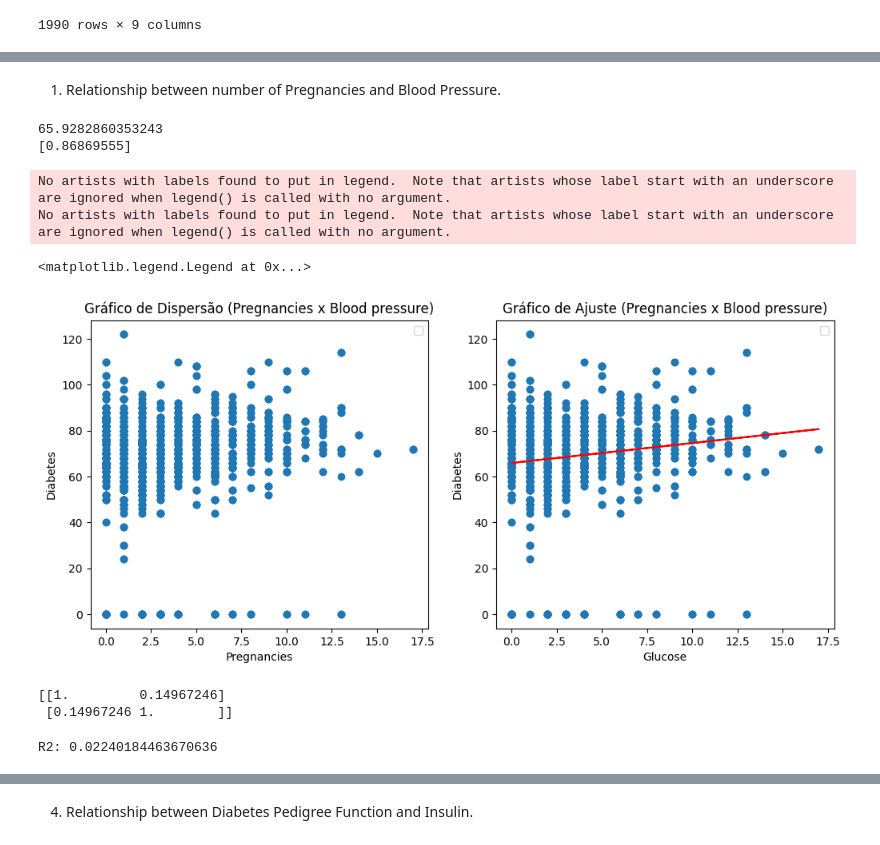
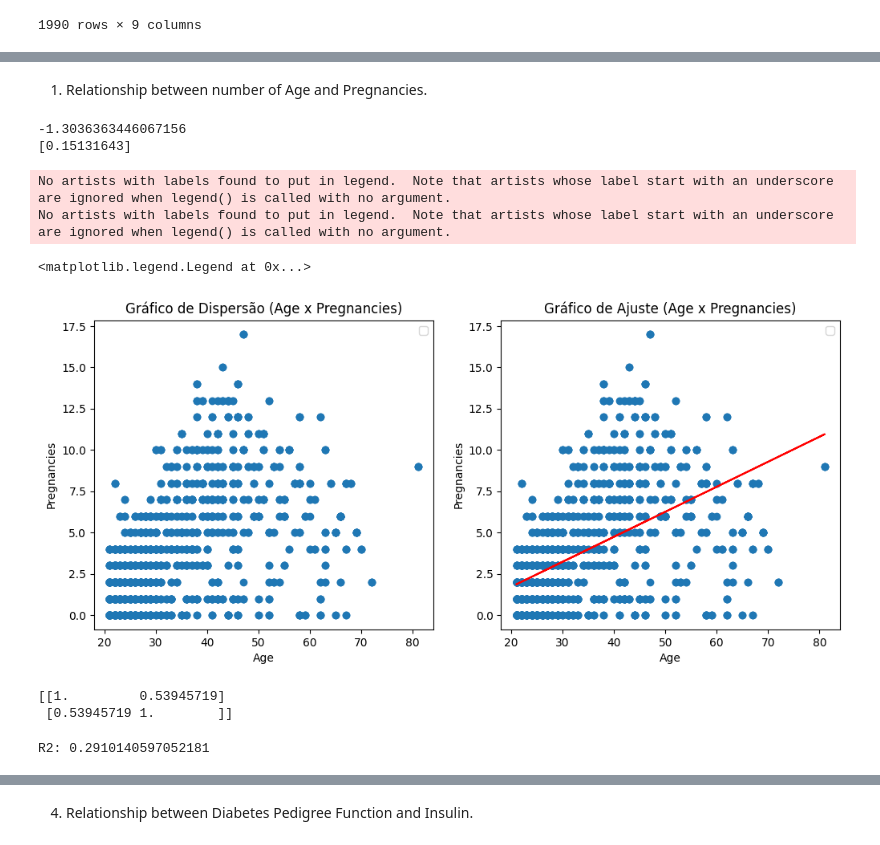
Before and after one commit to AnaBeatrizTavaresMalheiro/Data-analytics, a Jupyter notebook: linear_regression.ipynb, the cells around one changed output, grey strips where cells are left out. Drawn from its saved outputs; the diff is of its cells as text; code cells hidden in the pictures.

```diff
--- a/linear_regression.ipynb
+++ b/linear_regression.ipynb
@@ -30,11 +39,11 @@ Número de linhas e colunas: (2000, 9)
 # %% [markdown]
-1) Relationship between number of Pregnancies and Blood Pressure.
+1) Relationship between number of Age and Pregnancies.
 # %%
 #Gráfico de dispersão
 #Reta com ajustada
 data = df.to_numpy()
-x = data[:,0] #Pregnancies
-y = data[:,2] #Blood pressure
+x = data[:,7] #Age
+y = data[:,0] #Pregnancies
 X = np.array(x).reshape(-1, 1)
 Y = np.array(y)
 
@@ -43,40 +52,40 @@ modelo = LinearRegression().fit(X, Y)
 print(modelo.intercept_)
 print (modelo.coef_)
 # %% [output]
-65.9282860353243
-[0.86869555]
+-1.3036363446067156
+[0.15131643]
 # %%
 fig, axs = plt.subplots(1, 2, figsize=(12, 5))
 
 axs[0].scatter(X, Y)
-axs[0].set_title('Gráfico de Dispersão (Pregnancies x Blood pressure)')
-axs[0].set_xlabel("Pregnancies")
-axs[0].set_ylabel("Diabetes")
+axs[0].set_title('Gráfico de Dispersão (Age x Pregnancies)')
+axs[0].set_xlabel("Age")
+axs[0].set_ylabel("Pregnancies")
 axs[0].legend()
 
 axs[1].scatter(X, Y)
 axs[1].plot(X, modelo.predict(X), color = 'red')
-axs[1].set_title('Gráfico de Ajuste (Pregnancies x Blood pressure)')
-axs[1].set_xlabel("Glucose")
-axs[1].set_ylabel("Diabetes")
+axs[1].set_title('Gráfico de Ajuste (Age x Pregnancies)')
+axs[1].set_xlabel("Age")
+axs[1].set_ylabel("Pregnancies")
 axs[1].legend()
 # %% [output]
 No artists with labels found to put in legend.  Note that artists whose label start with an underscore are ignored when legend() is called with no argument.
 No artists with labels found to put in legend.  Note that artists whose label start with an underscore are ignored when legend() is called with no argument.
 <matplotlib.legend.Legend at 0x...>
-[figure, old version]
+[figure, new version]
 # %%
 #Coeficiente de correlação de Pearson
 correlacao = np.corrcoef(x, y)
 print(correlacao)
 # %% [output]
-[[1.         0.14967246]
- [0.14967246 1.        ]]
+[[1.         0.53945719]
+ [0.53945719 1.        ]]
 # %%
 #Coeficiente de Determinação R^2
 y_pred=modelo.predict(X)
 R2 = r2_score(y, y_pred)
 print('R2:', R2)
 # %% [output]
-R2: 0.02240184463670636
+R2: 0.2910140597052181
 # %% [markdown]
```
Also changed, not shown: parts of 16 cells of this notebook.
